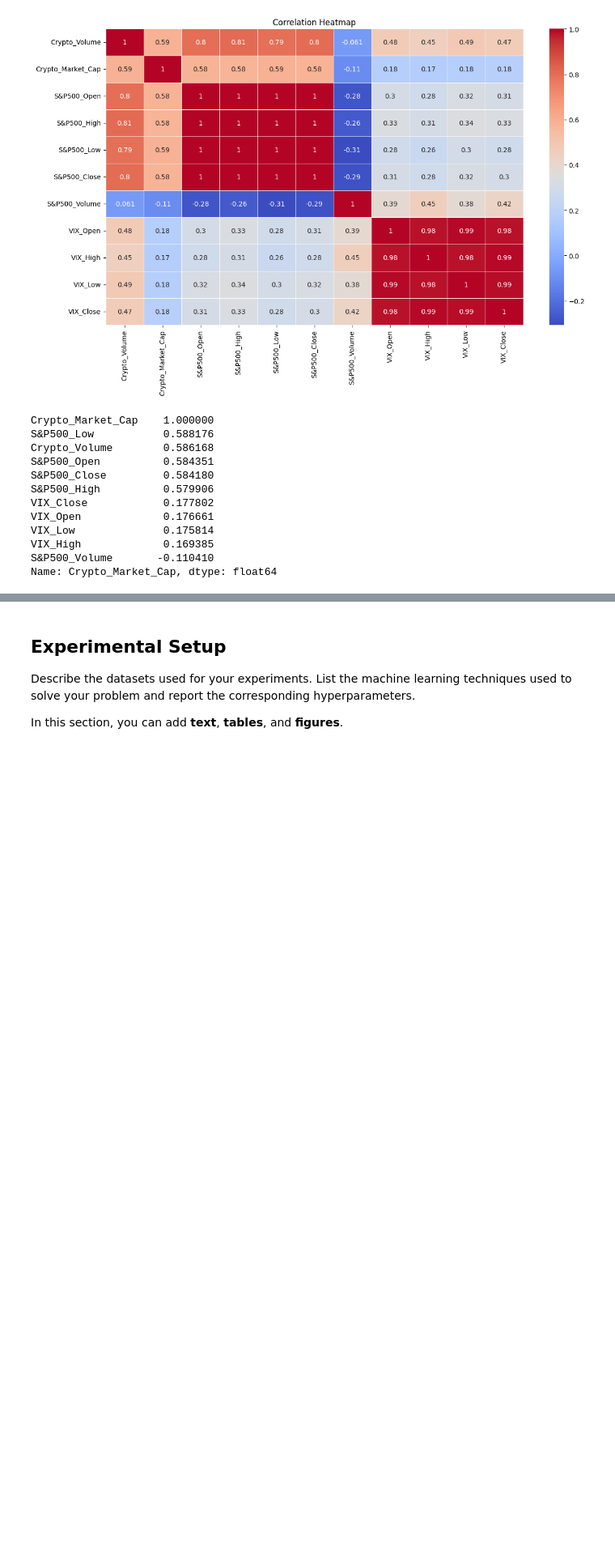
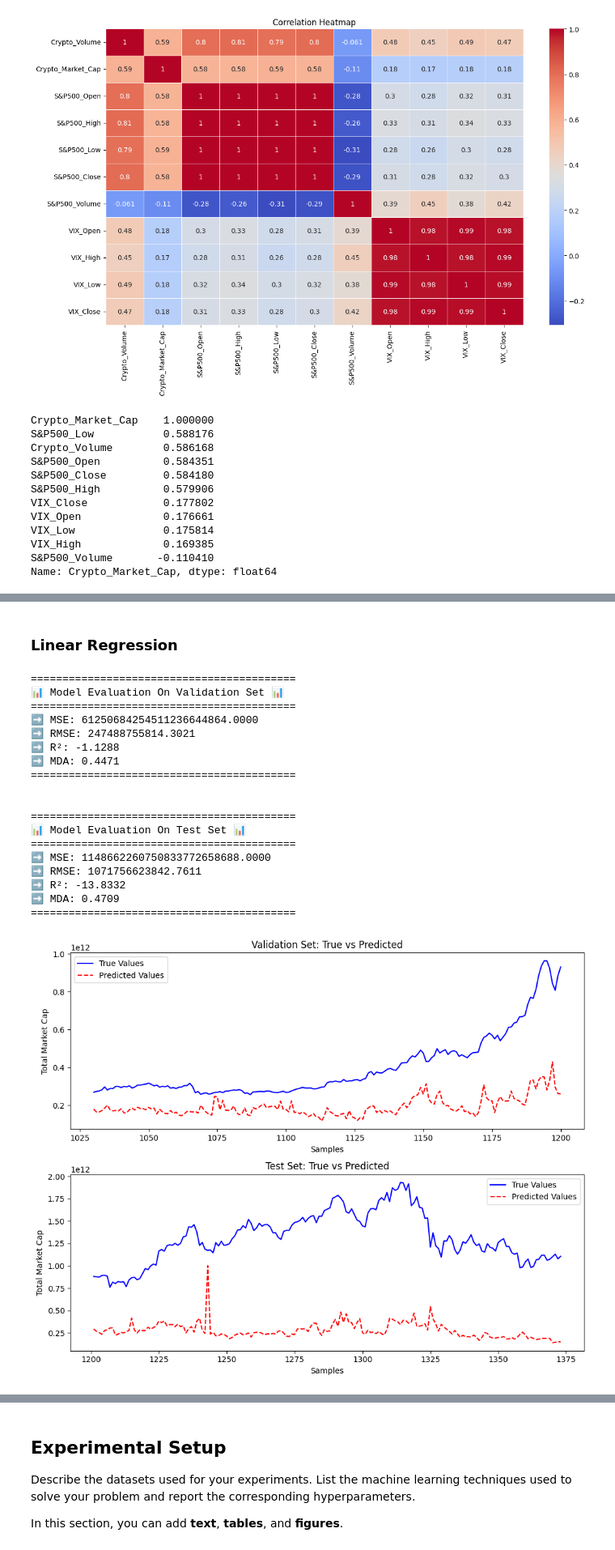
Before and after one commit to KhalilGarali/Crypto-MarketCap-Forecast-Based-On-SP500, a Jupyter notebook: main.ipynb, the cells around one changed output, grey strips where cells are left out. Shown at 81% size. Drawn from its saved outputs; the diff is of its cells as text; code cells hidden in the pictures; blank space fills up the shorter version.

Commit message:
Linear Regression

```diff
--- a/main.ipynb
+++ b/main.ipynb
@@ -542,0 +582,5 @@ Name: Crypto_Market_Cap, dtype: float64
+# %%
+X_train, X_val, X_test, y_train, y_val, y_test = split_time_series(df, 'Crypto_Market_Cap', train_ratio=0.75)
+print("Train shapes:", X_train.shape, y_train.shape)
+print("Validation shapes:", X_val.shape, y_val.shape)
+print("Test shapes:", X_test.shape, y_test.shape)
@@ -542,0 +702,30 @@ Name: Crypto_Market_Cap, dtype: float64
+# %% [markdown]
+### Linear Regression
+# %%
+lin_model = LinearRegression()
+lin_model.fit(X_train, y_train)
+y_val_pred = lin_model.predict(X_val)
+y_test_pred = lin_model.predict(X_test)
+
+print_evaluation_results(y_val, y_val_pred, y_test, y_test_pred)
+plot_predictions(y_val, y_val_pred, y_test, y_test_pred)
+# %% [output]
+==========================================
+📊 Model Evaluation On Validation Set 📊
+==========================================
+➡️ MSE: 61250684254511236644864.0000
+➡️ RMSE: 247488755814.3021
+➡️ R²: -1.1288
+➡️ MDA: 0.4471
+==========================================
+
+
+==========================================
+📊 Model Evaluation On Test Set 📊
+==========================================
+➡️ MSE: 1148662260750833772658688.0000
+➡️ RMSE: 1071756623842.7611
+➡️ R²: -13.8332
+➡️ MDA: 0.4709
+==========================================
+[figure, added]
```
Also changed, not shown: parts of 15 cells of this notebook.
